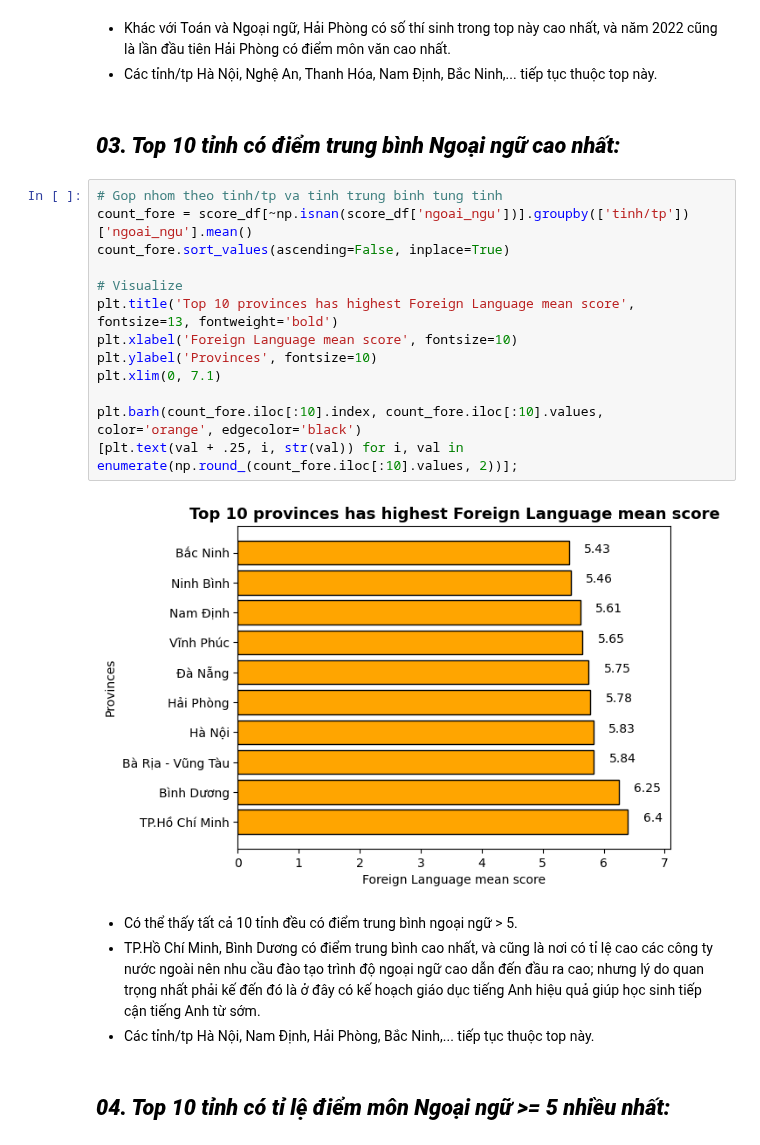
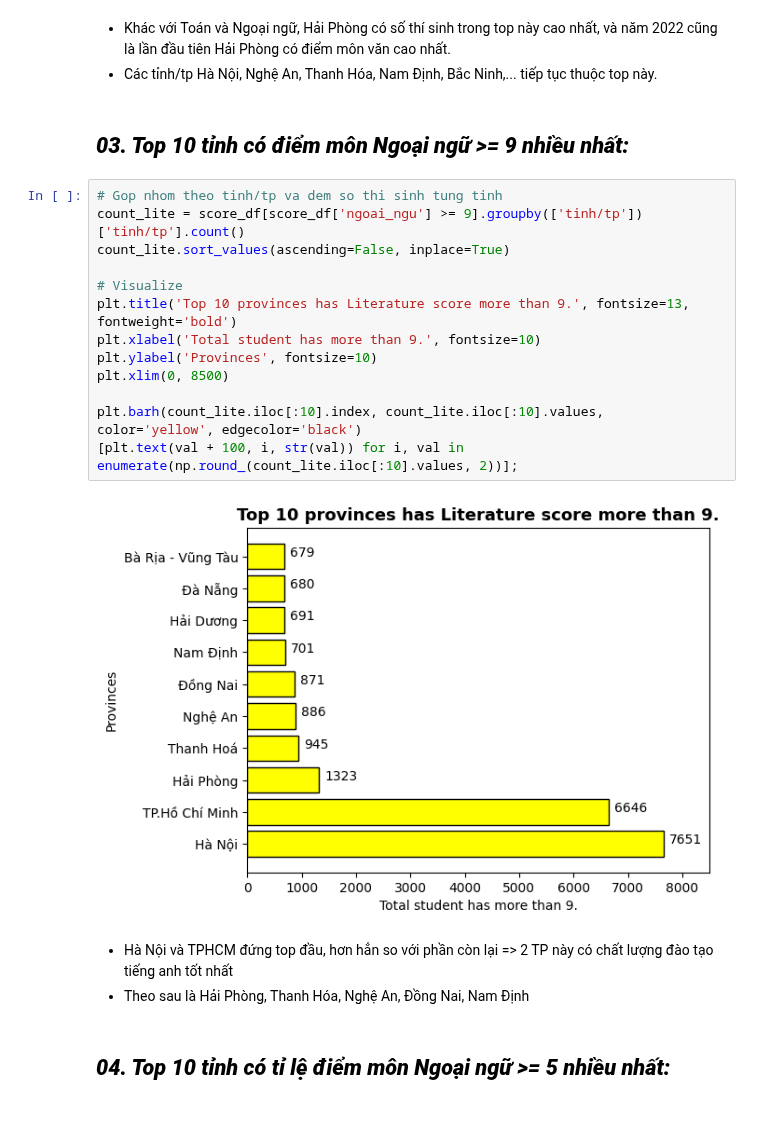
Before and after one commit to ntp-shin/Introduction_to_Data_Science, a Jupyter notebook: 3_Top10-Statistics.ipynb, the cells around one changed output. Cells and saved outputs as stored; diff of their text form; blank space fills up the shorter version.

```diff
--- a/3_Top10-Statistics.ipynb
+++ b/3_Top10-Statistics.ipynb
@@ -148,26 +148,25 @@ plt.barh(count_lite.iloc[:10].index, count_lite.iloc[:10].values, color='green',
 - Khác với Toán và Ngoại ngữ, Hải Phòng có số thí sinh trong top này cao nhất, và năm 2022 cũng là lần đầu tiên Hải Phòng có điểm môn văn cao nhất.
 - Các tỉnh/tp Hà Nội, Nghệ An, Thanh Hóa, Nam Định, Bắc Ninh,... tiếp tục thuộc top này.
 # %% [markdown]
-## **_03. Top 10 tỉnh có điểm trung bình Ngoại ngữ cao nhất:_**
+## **_03. Top 10 tỉnh có điểm môn Ngoại ngữ >= 9 nhiều nhất:_**
 # %%
-# Gop nhom theo tinh/tp va tinh trung binh tung tinh
-count_fore = score_df[~np.isnan(score_df['ngoai_ngu'])].groupby(['tinh/tp'])['ngoai_ngu'].mean()
-count_fore.sort_values(ascending=False, inplace=True)
+# Gop nhom theo tinh/tp va dem so thi sinh tung tinh
+count_lite = score_df[score_df['ngoai_ngu'] >= 9].groupby(['tinh/tp'])['tinh/tp'].count()
+count_lite.sort_values(ascending=False, inplace=True)
 
 # Visualize
-plt.title('Top 10 provinces has highest Foreign Language mean score', fontsize=13, fontweight='bold')
-plt.xlabel('Foreign Language mean score', fontsize=10)
+plt.title('Top 10 provinces has Literature score more than 9.', fontsize=13, fontweight='bold')
+plt.xlabel('Total student has more than 9.', fontsize=10)
 plt.ylabel('Provinces', fontsize=10)
-plt.xlim(0, 7.1)
+plt.xlim(0, 8500)
 
-plt.barh(count_fore.iloc[:10].index, count_fore.iloc[:10].values, color='orange', edgecolor='black')
-[plt.text(val + .25, i, str(val)) for i, val in enumerate(np.round_(count_fore.iloc[:10].values, 2))];
+plt.barh(count_lite.iloc[:10].index, count_lite.iloc[:10].values, color='yellow', edgecolor='black')
+[plt.text(val + 100, i, str(val)) for i, val in enumerate(np.round_(count_lite.iloc[:10].values, 2))];
 # %% [output]
-[figure, old version]
+[figure, new version]
 # %% [markdown]
-- Có thể thấy tất cả 10 tỉnh đều có điểm trung bình ngoại ngữ > 5.
-- TP.Hồ Chí Minh, Bình Dương có điểm trung bình cao nhất, và cũng là nơi có tỉ lệ cao các công ty nước ngoài nên nhu cầu đào tạo trình độ ngoại ngữ cao dẫn đến đầu ra cao; nhưng lý do quan trọng nhất phải kế đến đó là ở đây có kế hoạch giáo dục tiếng Anh hiệu quả giúp học sinh tiếp cận tiếng Anh từ sớm.
-- Các tỉnh/tp Hà Nội, Nam Định, Hải Phòng, Bắc Ninh,... tiếp tục thuộc top này.
+- Hà Nội và TPHCM đứng top đầu, hơn hẳn so với phần còn lại => 2 TP này có chất lượng đào tạo tiếng anh tốt nhất
+- Theo sau là Hải Phòng, Thanh Hóa, Nghệ An, Đồng Nai, Nam Định
 # %% [markdown]
 ## **_04. Top 10 tỉnh có tỉ lệ điểm môn Ngoại ngữ >= 5 nhiều nhất:_**
 # %%
```
Also changed, not shown: parts of 5 cells of this notebook.
